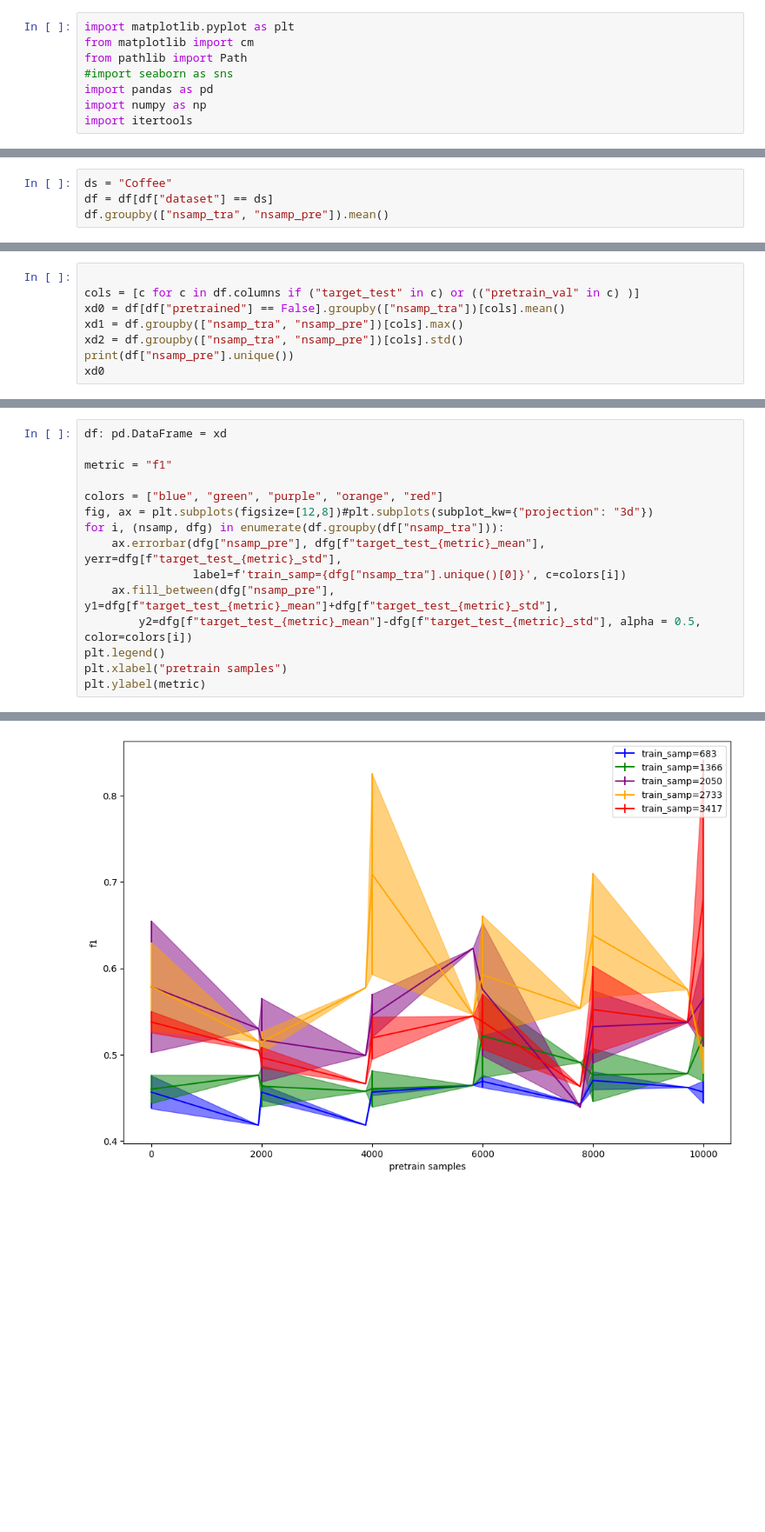
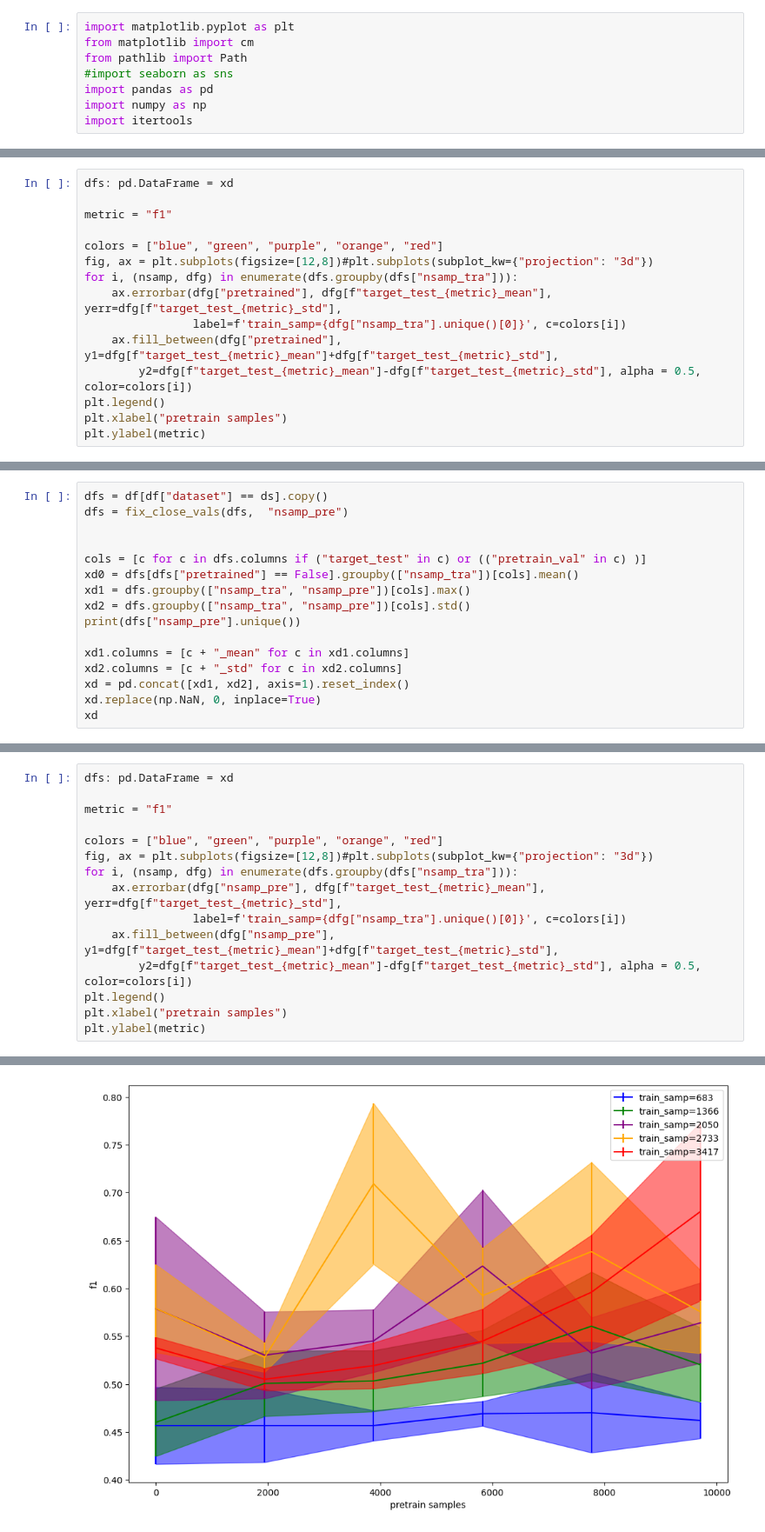
Before and after one commit to mbisan/s3ts, a Jupyter notebook: graphs.ipynb, the cells around one changed output, grey strips where cells are left out. Shown at 87% size. Saved outputs shown, nothing was run; the diff lists cells and outputs as text; blank space fills up the shorter version.

Commit message:
new_data

```diff
--- a/graphs.ipynb
+++ b/graphs.ipynb
@@ -21,4 +29,0 @@ df = pd.concat(dfs, ignore_index=True)
-# %%
-ds = "Coffee"
-df = df[df["dataset"] == ds]
-df.groupby(["nsamp_tra", "nsamp_pre"]).mean()
@@ -43,0 +82,15 @@ df.groupby(["nsamp_tra", "nsamp_pre"]).mean()
+# %%
+dfs: pd.DataFrame = xd
+
+metric = "f1"
+
+colors = ["blue", "green", "purple", "orange", "red"]
+fig, ax = plt.subplots(figsize=[12,8])#plt.subplots(subplot_kw={"projection": "3d"})
+for i, (nsamp, dfg) in enumerate(dfs.groupby(dfs["nsamp_tra"])):
+    ax.errorbar(dfg["pretrained"], dfg[f"target_test_{metric}_mean"], yerr=dfg[f"target_test_{metric}_std"],
+                label=f'train_samp={dfg["nsamp_tra"].unique()[0]}', c=colors[i])
+    ax.fill_between(dfg["pretrained"], y1=dfg[f"target_test_{metric}_mean"]+dfg[f"target_test_{metric}_std"],
+        y2=dfg[f"target_test_{metric}_mean"]-dfg[f"target_test_{metric}_std"], alpha = 0.5, color=colors[i])
+plt.legend()
+plt.xlabel("pretrain samples")
+plt.ylabel(metric)
@@ -44,9 +100,17 @@ df.groupby(["nsamp_tra", "nsamp_pre"]).mean()
 # %%
+dfs = df[df["dataset"] == ds].copy()
+dfs = fix_close_vals(dfs,  "nsamp_pre")
 
-cols = [c for c in df.columns if ("target_test" in c) or (("pretrain_val" in c) )]
-xd0 = df[df["pretrained"] == False].groupby(["nsamp_tra"])[cols].mean()
-xd1 = df.groupby(["nsamp_tra", "nsamp_pre"])[cols].max()
-xd2 = df.groupby(["nsamp_tra", "nsamp_pre"])[cols].std()
-print(df["nsamp_pre"].unique())
-xd0
+
+cols = [c for c in dfs.columns if ("target_test" in c) or (("pretrain_val" in c) )]
+xd0 = dfs[dfs["pretrained"] == False].groupby(["nsamp_tra"])[cols].mean()
+xd1 = dfs.groupby(["nsamp_tra", "nsamp_pre"])[cols].max()
+xd2 = dfs.groupby(["nsamp_tra", "nsamp_pre"])[cols].std()
+print(dfs["nsamp_pre"].unique())
+
+xd1.columns = [c + "_mean" for c in xd1.columns]
+xd2.columns = [c + "_std" for c in xd2.columns]
+xd = pd.concat([xd1, xd2], axis=1).reset_index()
+xd.replace(np.NaN, 0, inplace=True)
+xd
 # %% [output]
@@ -86,18 +135,18 @@ xd1
 # %%
-df: pd.DataFrame = xd
+dfs: pd.DataFrame = xd
 
 metric = "f1"
 
 colors = ["blue", "green", "purple", "orange", "red"]
 fig, ax = plt.subplots(figsize=[12,8])#plt.subplots(subplot_kw={"projection": "3d"})
-for i, (nsamp, dfg) in enumerate(df.groupby(df["nsamp_tra"])):
+for i, (nsamp, dfg) in enumerate(dfs.groupby(dfs["nsamp_tra"])):
     ax.errorbar(dfg["nsamp_pre"], dfg[f"target_test_{metric}_mean"], yerr=dfg[f"target_test_{metric}_std"],
                 label=f'train_samp={dfg["nsamp_tra"].unique()[0]}', c=colors[i])
     ax.fill_between(dfg["nsamp_pre"], y1=dfg[f"target_test_{metric}_mean"]+dfg[f"target_test_{metric}_std"],
         y2=dfg[f"target_test_{metric}_mean"]-dfg[f"target_test_{metric}_std"], alpha = 0.5, color=colors[i])
 plt.legend()
 plt.xlabel("pretrain samples")
 plt.ylabel(metric)
 # %% [output]
 Text(0, 0.5, 'f1')
-[figure, old version]
+[figure, new version]
```
Also changed, not shown: parts of 13 cells of this notebook, 9 other files.
